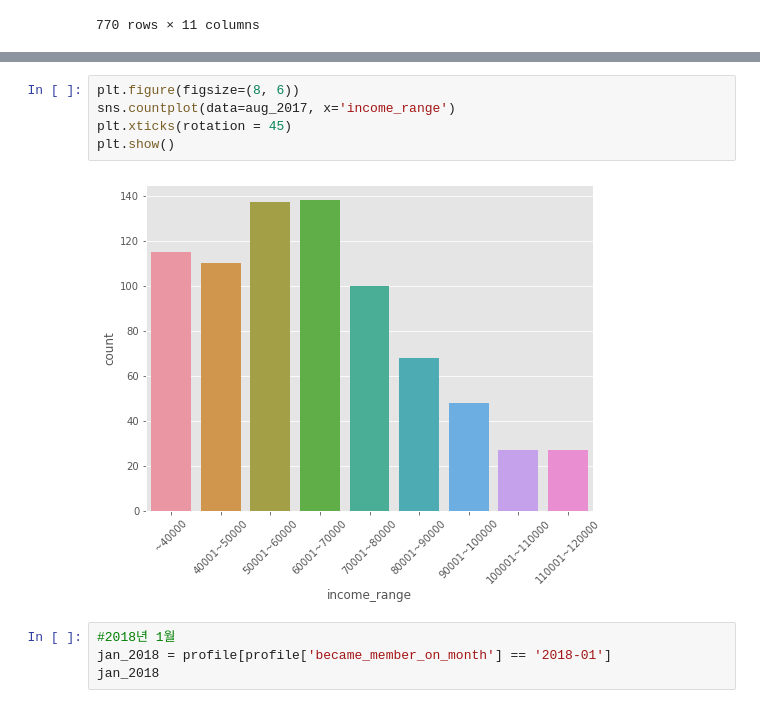
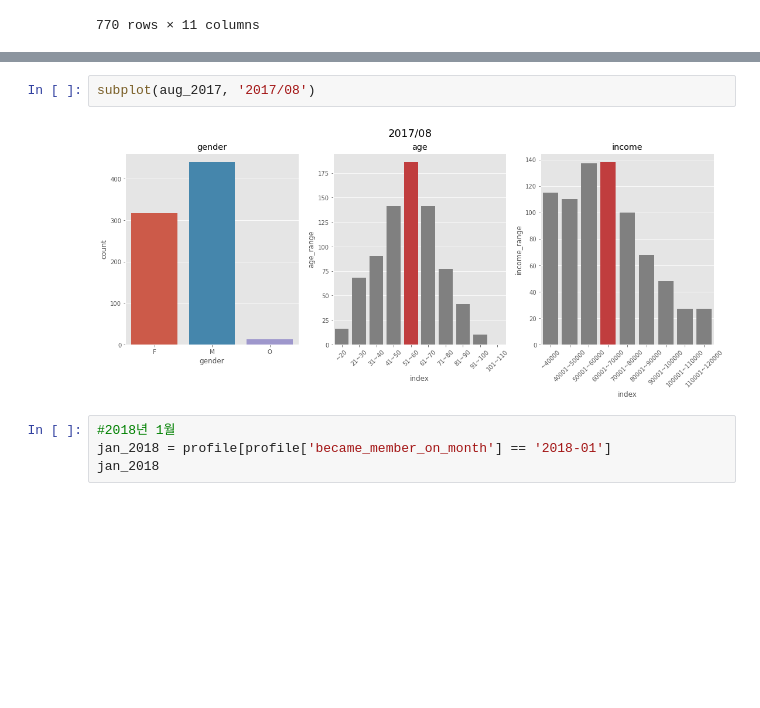
Before and after one commit to HAMJiyoung/Starbucks-Survey-EDA, a Jupyter notebook: Starbucks_Survey_EDA.ipynb, the cells around one changed output, grey strips where cells are left out. Saved outputs shown, nothing was run; the diff lists cells and outputs as text; blank space fills up the shorter version.

```diff
--- a/Starbucks_Survey_EDA.ipynb
+++ b/Starbucks_Survey_EDA.ipynb
@@ -653,10 +650,7 @@ plt.show()
-# %%
-plt.figure(figsize=(8, 6))
-sns.countplot(data=aug_2017, x='income_range')
-plt.xticks(rotation = 45)
-plt.show()
-# %% [output]
-[figure, removed]
+# %%
+subplot(aug_2017, '2017/08')
+# %% [output]
+[figure, added]
 # %%
 #2018년 1월
 jan_2018 = profile[profile['became_member_on_month'] == '2018-01']
```
Also changed, not shown: parts of 20 cells of this notebook.
